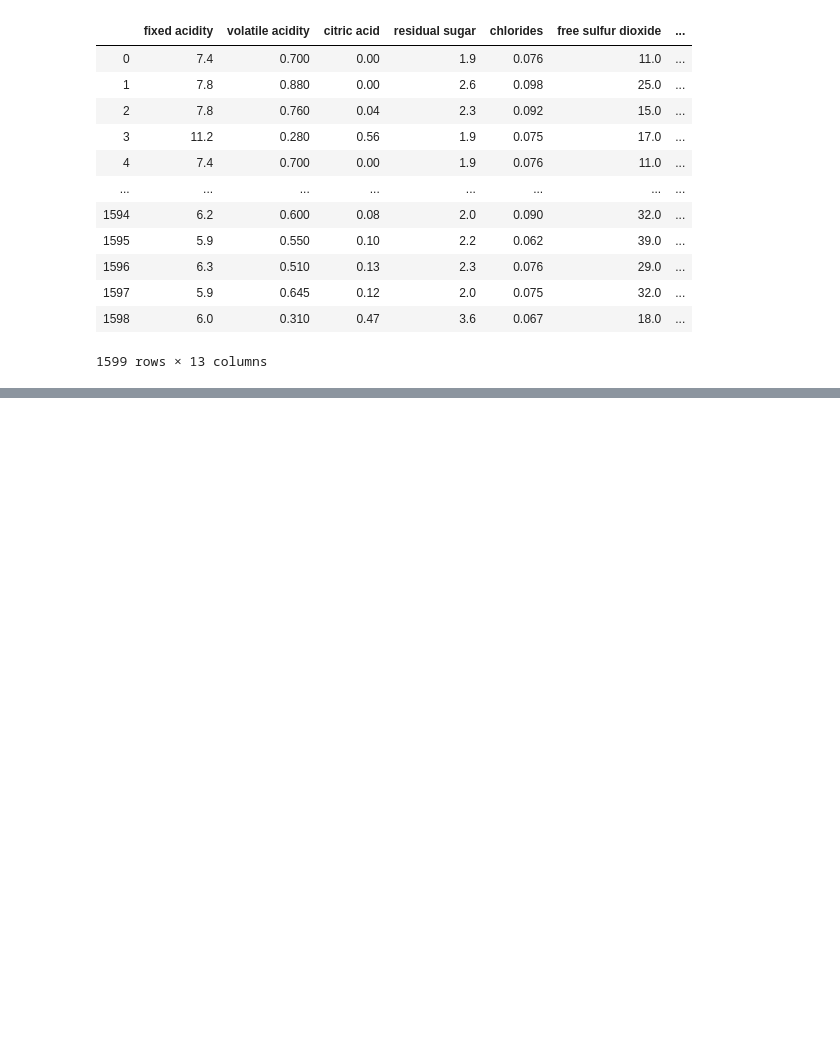
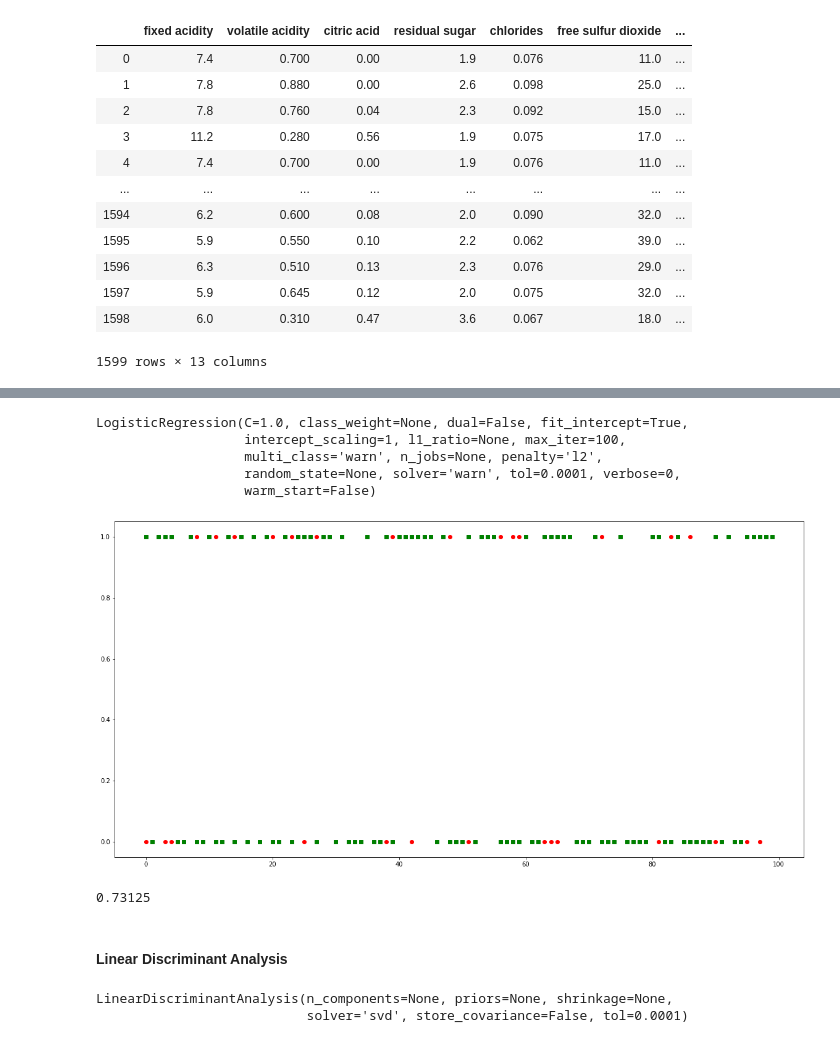
Before and after one commit to eff-kay/aml_classification_models, a Jupyter notebook: mini_project1.ipynb, the cells around one changed output, grey strips where cells are left out. Cells and saved outputs as stored; diff of their text form; code cells hidden in the pictures; blank space fills up the shorter version.

```diff
--- a/mini_project1.ipynb
+++ b/mini_project1.ipynb
@@ -40,0 +108,22 @@ df
+# %%
+model=LogisticRegression()
+model.fit(X_train, y_train)
+# %% [output]
+LogisticRegression(C=1.0, class_weight=None, dual=False, fit_intercept=True,
+                   intercept_scaling=1, l1_ratio=None, max_iter=100,
+                   multi_class='warn', n_jobs=None, penalty='l2',
+                   random_state=None, solver='warn', tol=0.0001, verbose=0,
+                   warm_start=False)
+# %%
+y_predicted = model.predict(X_test)
+pt.figure(figsize=(20,10))
+pt.plot(range(100), y_predicted[:100], 'ro', range(100), y_test[:100], 'gs')
+pt.show()
+# %% [output]
+[figure, added]
+# %%
+model.score(X_test, y_test)
+# %% [output]
+0.73125
+# %% [markdown]
+#### Linear Discriminant Analysis
@@ -40,0 +132,6 @@ df
+# %%
+clf = LinearDiscriminantAnalysis()
+clf.fit(X_train, y_train)
+# %% [output]
+LinearDiscriminantAnalysis(n_components=None, priors=None, shrinkage=None,
+                           solver='svd', store_covariance=False, tol=0.0001)
```
Also changed, not shown: parts of 17 cells of this notebook.
